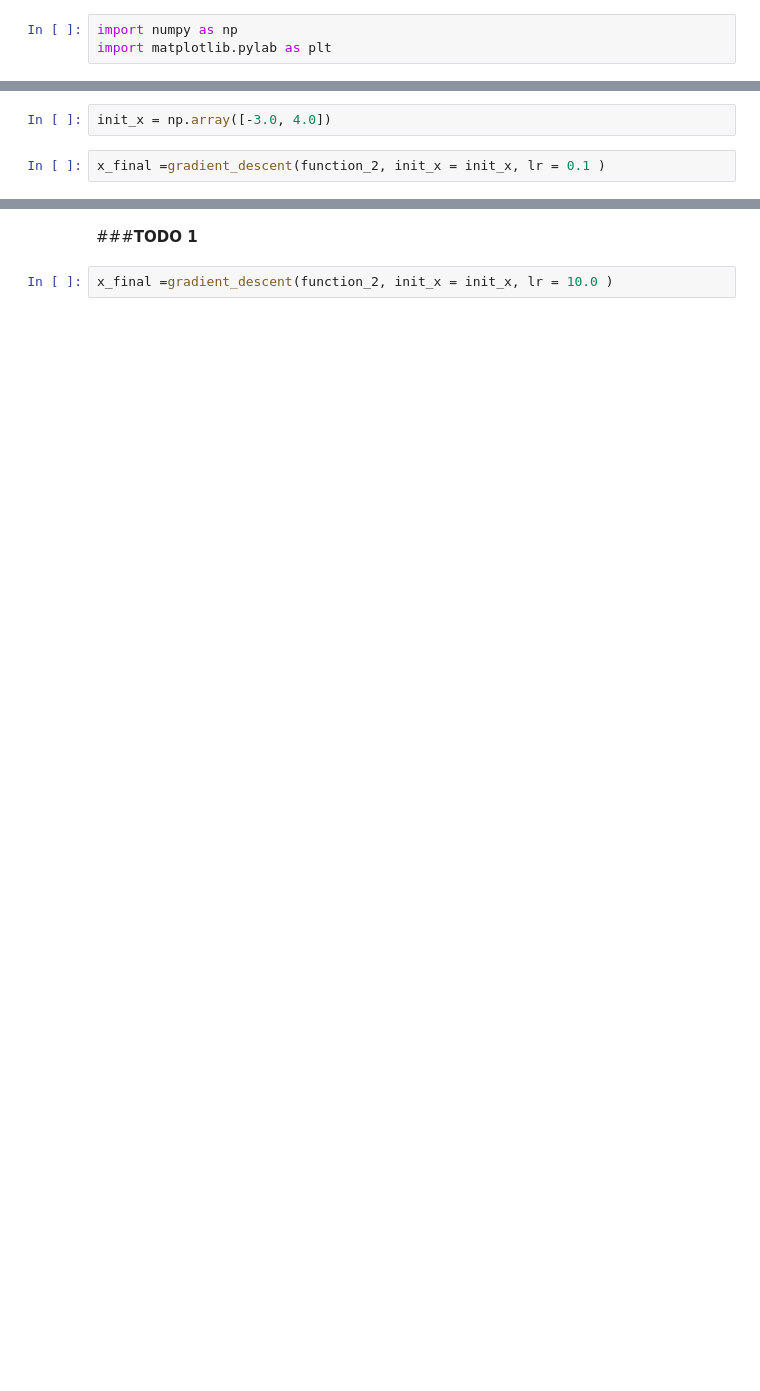
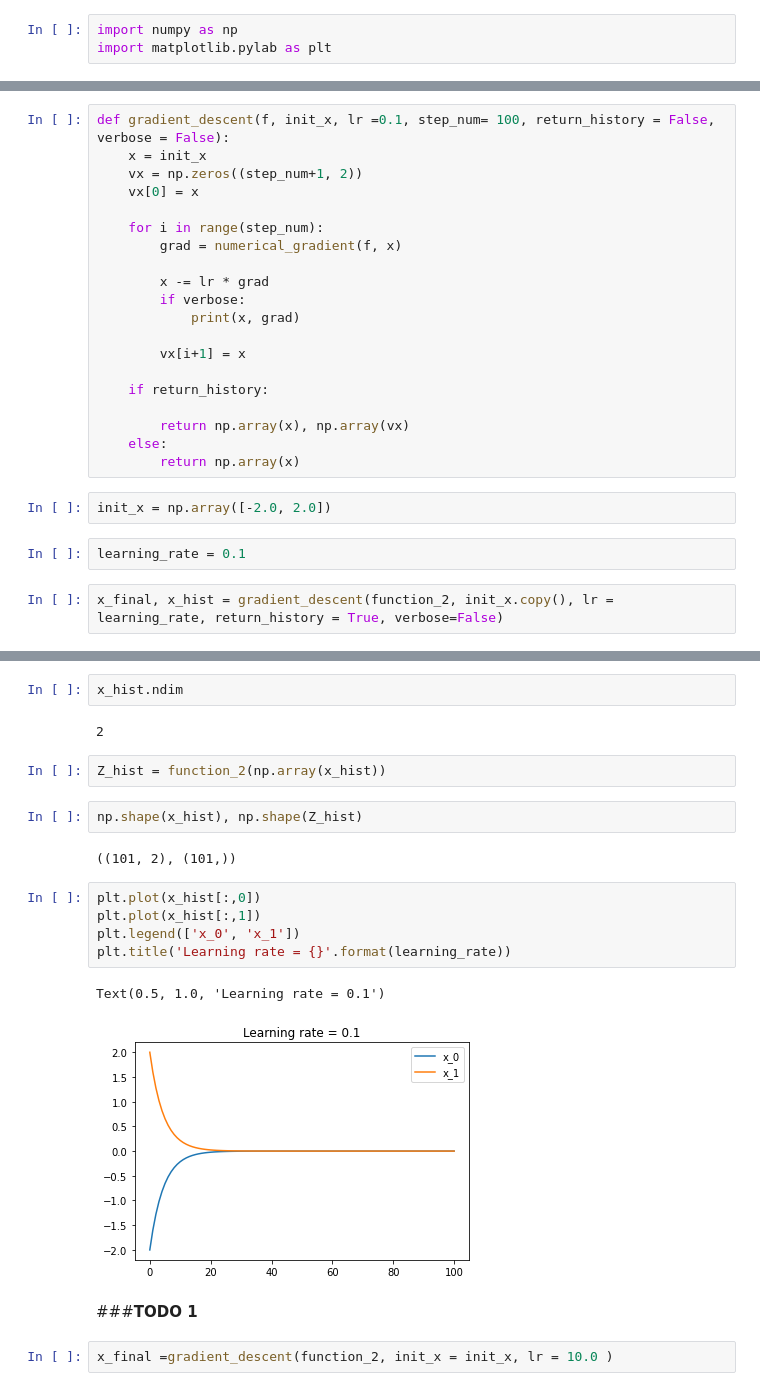
Before and after one commit to ealsk/Undergrad-DeepLearning-20Fall, a Jupyter notebook: 04_3_gradient_descent.ipynb, the cells around one changed output, grey strips where cells are left out. Drawn from its saved outputs; the diff is of its cells as text; blank space fills up the shorter version.

```diff
--- a/04_3_gradient_descent.ipynb
+++ b/04_3_gradient_descent.ipynb
@@ -56,7 +58,29 @@ def gradient_descent(f, init_x, lr = 0.1, step_num=100, verbose= False):
         x -= lr * grad
 
     return x
+# %%
+def gradient_descent(f, init_x, lr =0.1, step_num= 100, return_history = False, verbose = False):
+    x = init_x
+    vx = np.zeros((step_num+1, 2))
+    vx[0] = x
+
+    for i in range(step_num):
+        grad = numerical_gradient(f, x)
+
+        x -= lr * grad
+        if verbose:
+            print(x, grad)
+
+        vx[i+1] = x
+
+    if return_history:
+
+        return np.array(x), np.array(vx)
+    else:
+        return np.array(x)
 # %%
-init_x = np.array([-3.0, 4.0])
+init_x = np.array([-2.0, 2.0])
+# %%
+learning_rate = 0.1
 # %%
-x_final =gradient_descent(function_2, init_x = init_x, lr = 0.1 )
+x_final, x_hist = gradient_descent(function_2, init_x.copy(), lr = learning_rate, return_history = True, verbose=False)
@@ -85,3 +95,21 @@ array([-8.10452420e-11,  1.08060323e-10])
+# %%
+x_hist.ndim
+# %% [output]
+2
+# %%
+Z_hist = function_2(np.array(x_hist))
+# %%
+np.shape(x_hist), np.shape(Z_hist)
+# %% [output]
+((101, 2), (101,))
+# %%
+plt.plot(x_hist[:,0])
+plt.plot(x_hist[:,1])
+plt.legend(['x_0', 'x_1'])
+plt.title('Learning rate = {}'.format(learning_rate))
+# %% [output]
+Text(0.5, 1.0, 'Learning rate = 0.1')
+[figure, added]
 # %% [markdown]
 ###**TODO 1**
 # %%
```
Also changed, not shown: parts of 14 cells of this notebook.
